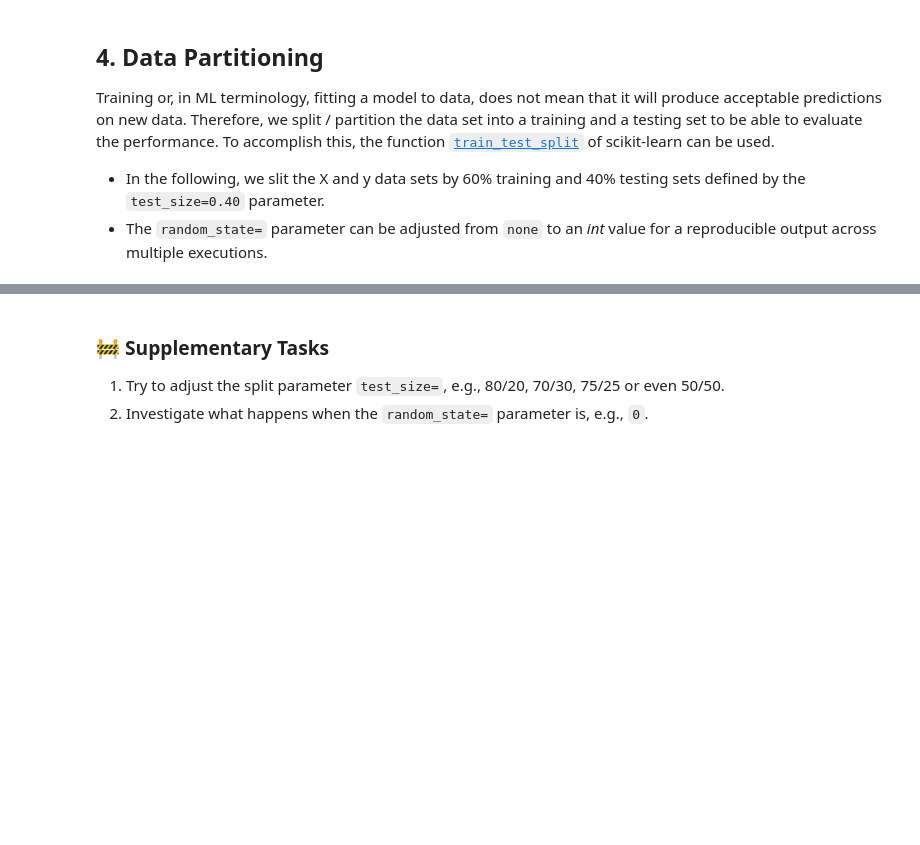
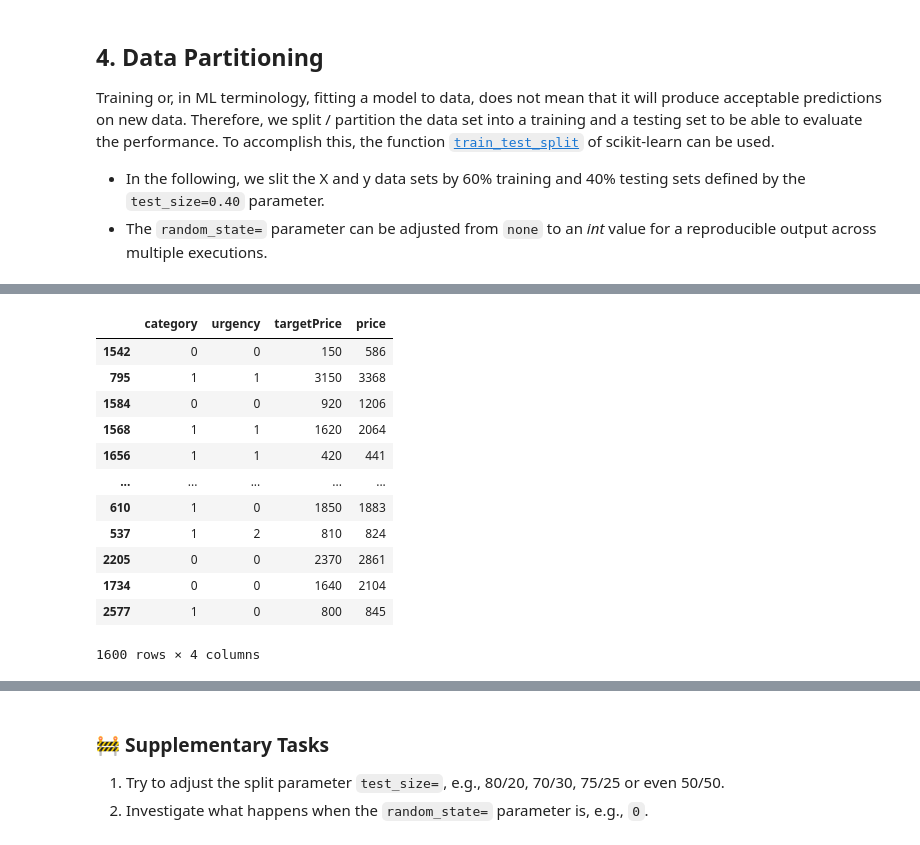
Before and after one commit to AI4BP/ainotes, a Jupyter notebook: sklearn-getting-started/ipynb/expense-authorization.ipynb, the cells around one changed output, grey strips where cells are left out. Saved outputs shown, nothing was run; the diff lists cells and outputs as text; code cells hidden in the pictures; blank space fills up the shorter version.

```diff
--- a/sklearn-getting-started/ipynb/expense-authorization.ipynb
+++ b/sklearn-getting-started/ipynb/expense-authorization.ipynb
@@ -174,0 +180,16 @@ Name: approved, Length: 1600, dtype: bool
+# %%
+X_test
+# %% [output]
+|  | category | urgency | targetPrice | price |
+| 1542 | 0 | 0 | 150 | 586 |
+| 795 | 1 | 1 | 3150 | 3368 |
+| 1584 | 0 | 0 | 920 | 1206 |
+| 1568 | 1 | 1 | 1620 | 2064 |
+| 1656 | 1 | 1 | 420 | 441 |
+| ... | ... | ... | ... | ... |
+| 610 | 1 | 0 | 1850 | 1883 |
+| 537 | 1 | 2 | 810 | 824 |
+| 2205 | 0 | 0 | 2370 | 2861 |
+| 1734 | 0 | 0 | 1640 | 2104 |
+| 2577 | 1 | 0 | 800 | 845 |
+1600 rows × 4 columns
```
Also changed, not shown: parts of 13 cells of this notebook, 1 other file.
